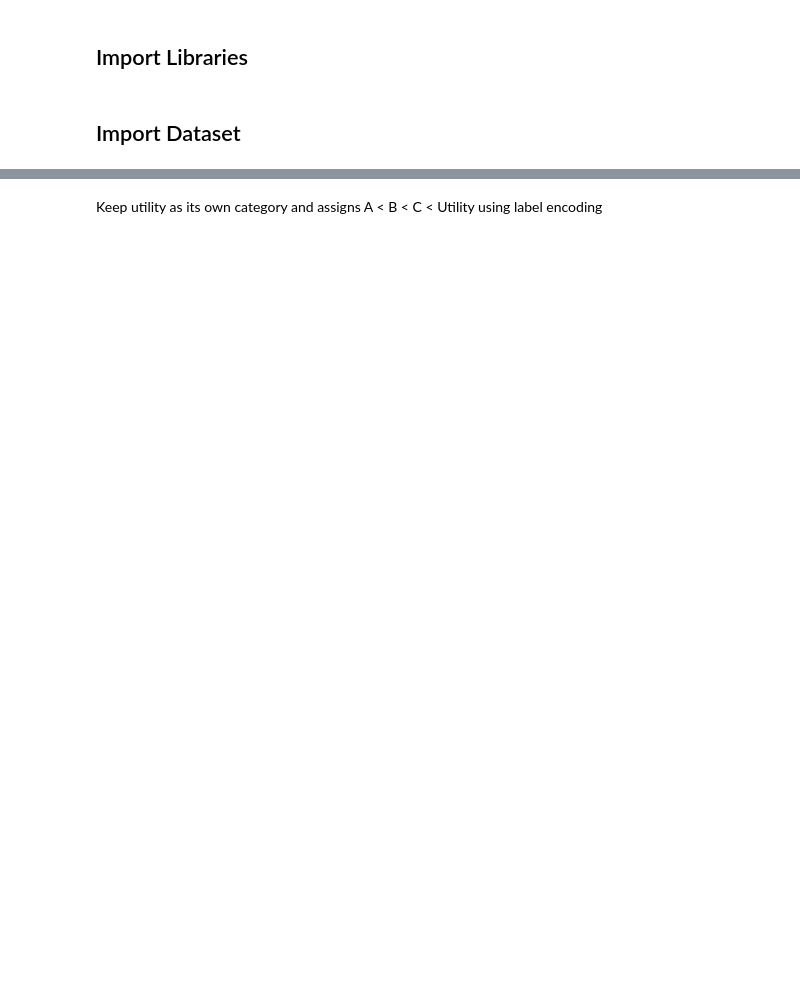
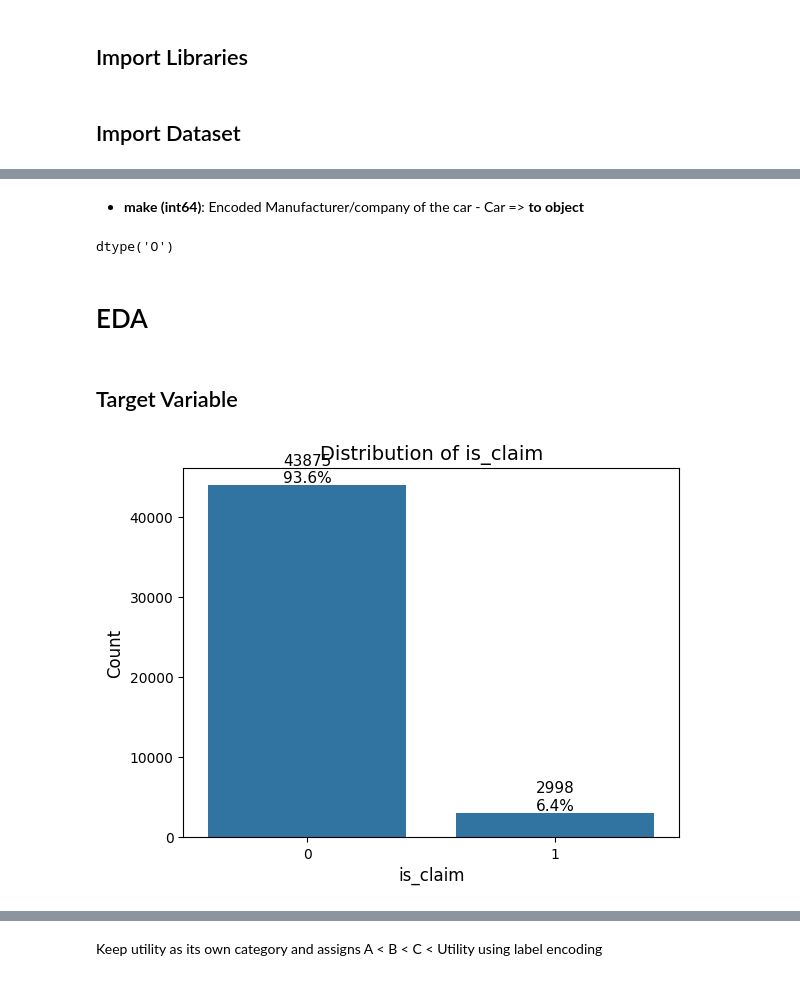
Before and after one commit to AI-13/Car-Insurance-Claim-Prediction, a Jupyter notebook: Car Insurance Claim Modelling 1.ipynb, the cells around one changed output, grey strips where cells are left out. Saved outputs shown, nothing was run; the diff lists cells and outputs as text; code cells hidden in the pictures; blank space fills up the shorter version.

Commit message:
Revisited to improve previous work. Created data pre-processing pipeline. Try to optimize evaluation metric for hard classification instead. Experiment with re-balancing dataset.

```diff
--- a/Car Insurance Claim Modelling 1.ipynb
+++ b/Car Insurance Claim Modelling 1.ipynb
@@ -314,0 +64,3 @@ Name: segment, dtype: int64
+# %%
+# Load Data
+df = pd.read_csv('Data/train.csv')
@@ -314,0 +139,5 @@ Name: segment, dtype: int64
+# %%
+train_df, test_df = train_test_split(df,test_size=0.2, random_state=123,stratify=df['is_claim'])
+
+print(f"Train shape: {train_df.shape}")
+print(f"Test shape: {test_df.shape}")
@@ -314,0 +182,3 @@ Name: segment, dtype: int64
+# %%
+train_df.drop(columns = 'policy_id', inplace = True)
+test_df.drop(columns = 'policy_id', inplace = True)
@@ -314,0 +207,34 @@ Name: segment, dtype: int64
+# %% [markdown]
+- **make (int64)**: Encoded Manufacturer/company of the car - Car => **to object**
+# %%
+train_df['make'] = train_df['make'].astype('object')
+train_df['make'].dtype
+# %% [output]
+dtype('O')
+# %% [markdown]
+# EDA
+# %% [markdown]
+## Target Variable
+# %%
+# Count plot of target variable 'is_claim'
+ax = sns.countplot(x='is_claim', data=train_df)
+
+# Add counts and percentages on top of bars
+total = len(train_df)
+for p in ax.patches:
+    count = int(p.get_height())
+    percentage = 100 * count / total
+    ax.text(
+        p.get_x() + p.get_width() / 2,  # x position (center of each bar)
+        p.get_height(),                 # y position (top of each bar)
+        f'{count}\n{percentage:.1f}%',# label text
+        ha='center', va='bottom', fontsize=11
+    )
+
+# Set titles and labels
+ax.set_title('Distribution of is_claim', fontsize=14)
+ax.set_xlabel('is_claim', fontsize=12)
+ax.set_ylabel('Count', fontsize=12)
+plt.show()
+# %% [output]
+[figure, added]
```
Also changed, not shown: parts of 179 cells of this notebook, 2 other files.
